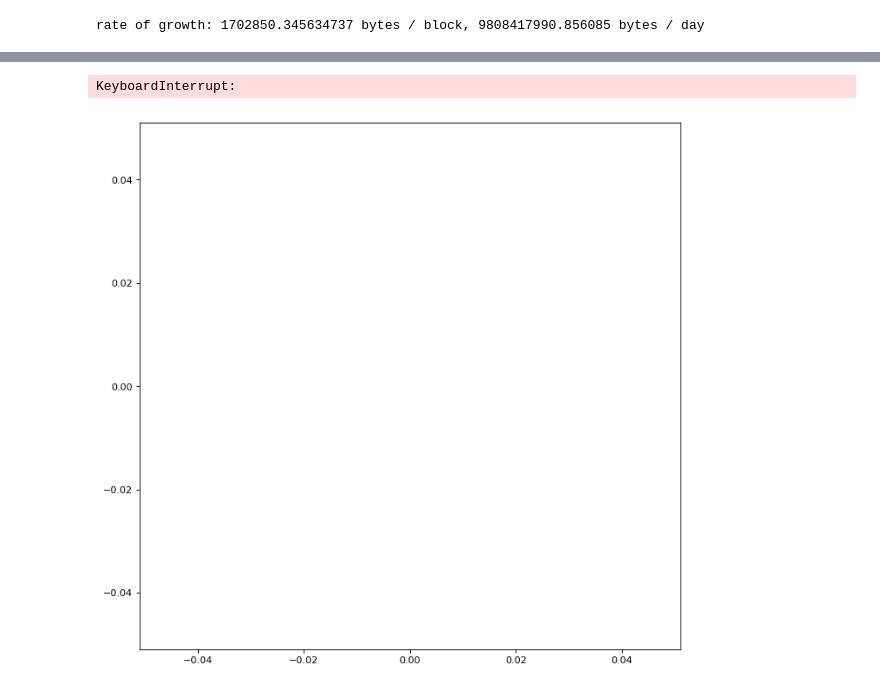
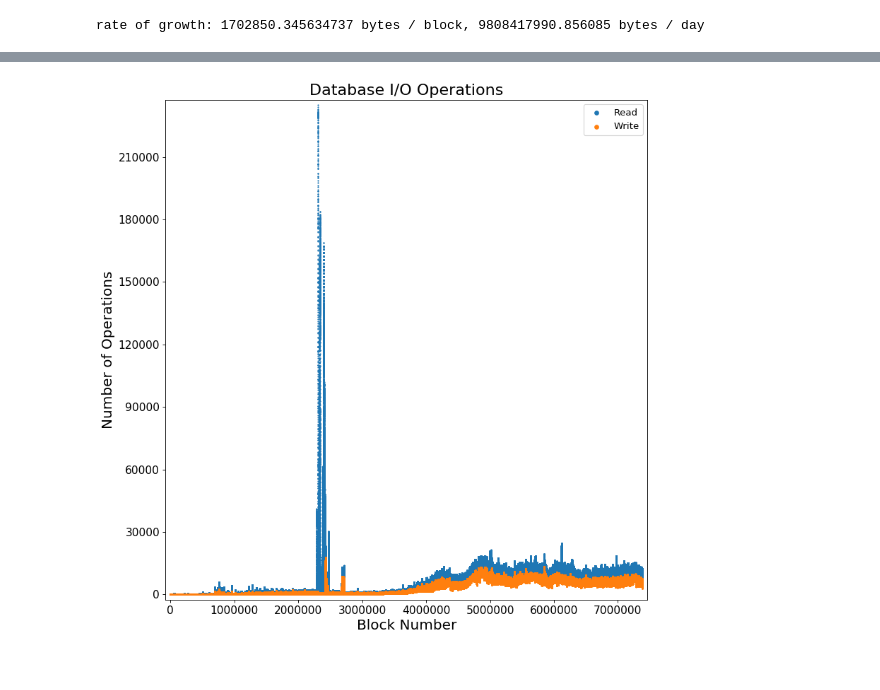
Before and after one commit to souvik1997/thesis, a Jupyter notebook: figures/results/graphs/background/Plots.ipynb, the cells around one changed output, grey strips where cells are left out. Saved outputs shown, nothing was run; the diff lists cells and outputs as text; code cells hidden in the pictures.

```diff
--- a/figures/results/graphs/background/Plots.ipynb
+++ b/figures/results/graphs/background/Plots.ipynb
@@ -6,6 +6,9 @@ import matplotlib.pyplot as plt
 import matplotlib.ticker as ticker
 import numpy as np
 import random
+
+from matplotlib import rcParams
+rcParams.update({'figure.autolayout': True})
 # %%
 # If RELEASE_MODE is True, then:
 #  - plot all data
@@ -195,0 +262,9 @@ plot_multiple_sizes([["Unmodified Parity Ethereum Client", [(x[0], x[1] / (1024
+# %%
+projected_on_disk_size_ppt_fig = plt.figure(figsize=(10, 10), dpi=80)
+ax = projected_on_disk_size_ppt_fig.add_subplot(1,1,1)
+
+plot_multiple_sizes([["Unmodified Parity Ethereum Client", [(x[0], x[1] / (1024 * 1024 * 1024)) for x in on_disk_size]],
+                     ["Stateful Client", [(x[0], x[1] / (1024 * 1024 * 1024)) for x in stateless_on_disk_size]],
+                     ["Projected Stateful Client", [(x[0], x[1] / (1024 * 1024 * 1024)) for x in projected_stateful_disk_usage]],
+                     ["Projected Stateless Client", [(x[0], x[1] / (1024 * 1024 * 1024)) for x in projected_stateless_disk_usage]]],
+                    ax, "On Disk Size: Projected", "On Disk Size (GiB)", presentation_font_sizes, rolling=1)
@@ -196,21 +274,18 @@ plot_multiple_sizes([["Unmodified Parity Ethereum Client", [(x[0], x[1] / (1024
 # %%
-def plot_db_stats(data, ax, title, ylabel, *, rolling=1):
+def plot_db_stats(data, ax, title, ylabel, fontsizes, *, rolling=1):
     ax.margins(0.01)
     read_scatter = ax.scatter([x[0] for x in data],
                               np.convolve([x[1] for x in data], np.ones((rolling,))/rolling, mode='same'),
-                              s=1, rasterized=True)
+                              s=fontsizes["scatter_size"], rasterized=True)
     write_scatter = ax.scatter([x[0] for x in data],
-                               np.convolve([x[2] for x in data], np.ones((rolling,))/rolling, mode='same'),
-                               s=1, rasterized=True)
-    delete_scatter = ax.scatter([x[0] for x in data],
-                                np.convolve([x[3] for x in data], np.ones((rolling,))/rolling, mode='same'),
-                                s=1, rasterized=True)
-    ax.legend((read_scatter, write_scatter, delete_scatter), ("Read", "Write", "Delete"), fontsize=12, markerscale=5)
-    ax.get_xaxis().set_major_formatter(ticker.FuncFormatter(lambda x, p: str(int(x))))
-    ax.tick_params(labelsize=12)
-    ax.set_title(title, fontsize=20)
-    ax.set_ylabel(ylabel, fontsize=16)
-    ax.set_xlabel("Block Number", fontsize=16)
+                               np.convolve([x[2] + x[3] for x in data], np.ones((rolling,))/rolling, mode='same'),
+                               s=fontsizes["scatter_size"], rasterized=True)
+    ax.legend((read_scatter, write_scatter), ("Read", "Write"), fontsize=fontsizes["legend"], markerscale=5)
+    ax.get_xaxis().set_major_formatter(ticker.FuncFormatter(fontsizes["block_num_formatter"]))
+    ax.tick_params(labelsize=fontsizes["tick"])
+    ax.set_title(title, fontsize=fontsizes["title"])
+    ax.set_ylabel(ylabel, fontsize=fontsizes["ylabel"])
+    ax.set_xlabel("Block Number", fontsize=fontsizes["xlabel"])
     return ax
 # %%
 db_io_bytes_fig = plt.figure(figsize=(10, 10), dpi=80)
@@ -223,8 +306,7 @@ KeyboardInterrupt:
 # %%
 db_io_ops_fig = plt.figure(figsize=(10, 10), dpi=80)
 ax = db_io_ops_fig.add_subplot(1, 1, 1)
-plot_db_stats(db_ops, ax, "Database I/O Operations", "Number of Operations", rolling=200)
-ax.get_yaxis().set_major_locator(ticker.MultipleLocator(10000))
+plot_db_stats(db_ops, ax, "Database I/O Operations", "Number of Operations", paper_font_sizes, rolling=200)
+ax.get_yaxis().set_major_locator(ticker.MultipleLocator(30000))
 # %% [output]
-KeyboardInterrupt:
-[figure, old version]
+[figure, new version]
```
Also changed, not shown: parts of 27 cells of this notebook, 18 other files.
